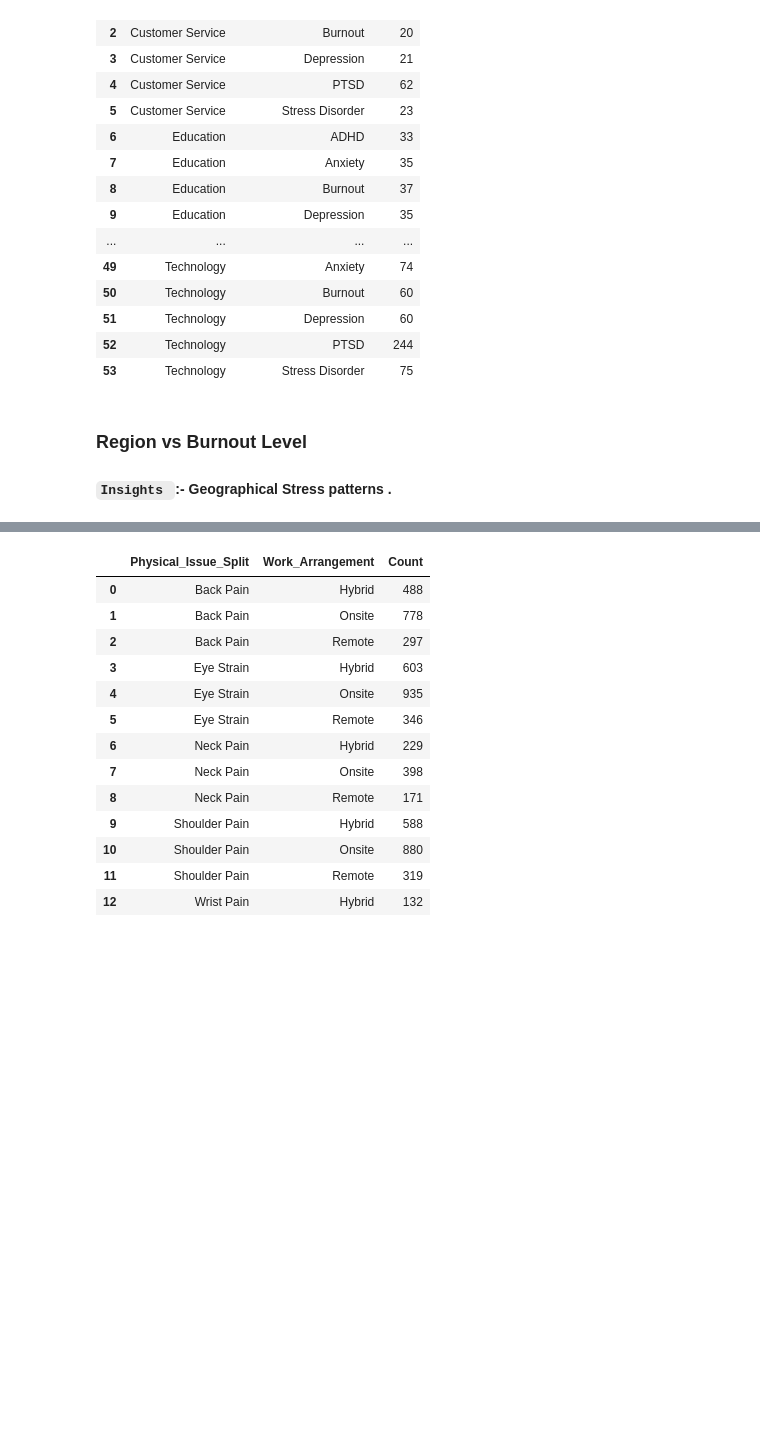
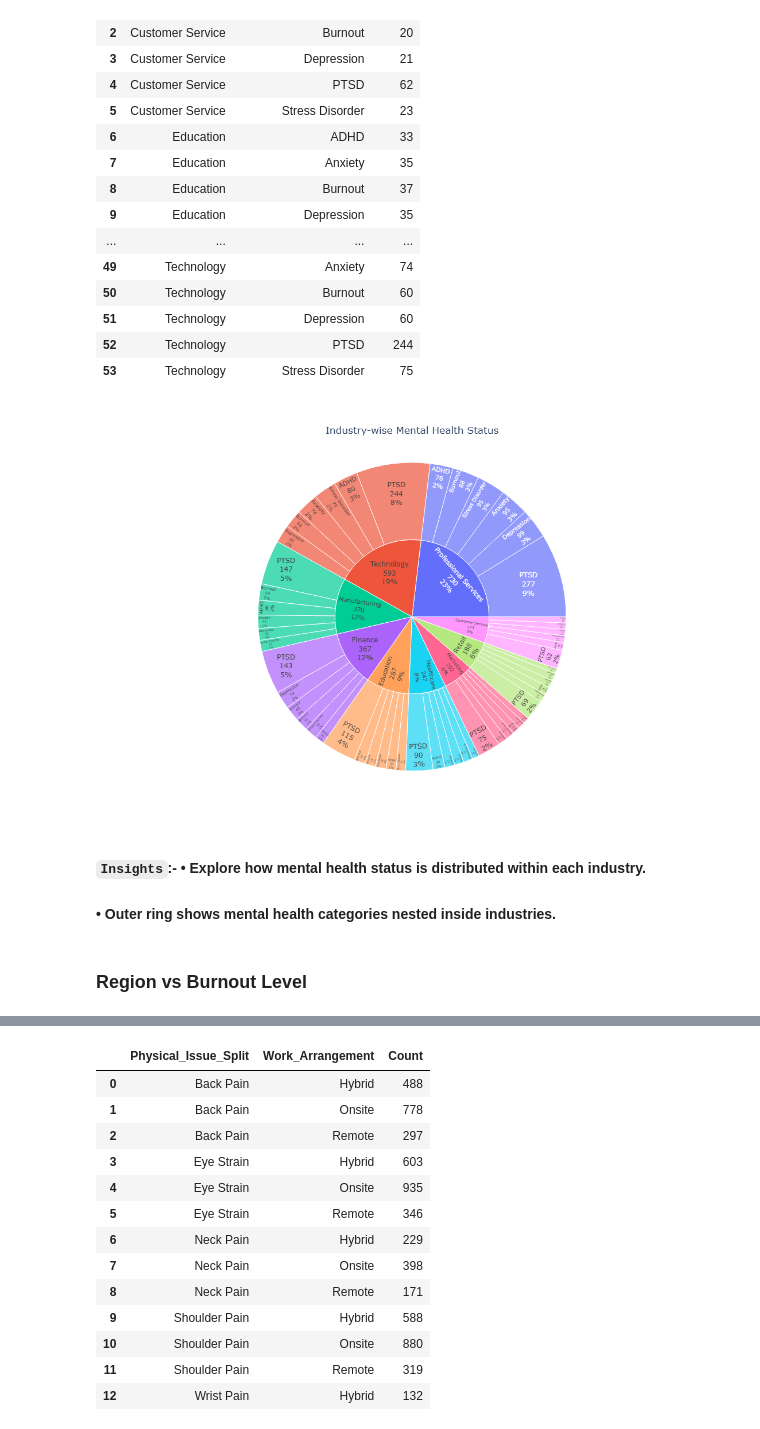
Before and after one commit to Sharn31/Remote-Work-Health-Impact-Survey-2025, a Jupyter notebook: remote_job_june_2025.ipynb, the cells around one changed output, grey strips where cells are left out. Cells and saved outputs as stored; diff of their text form; code cells hidden in the pictures; blank space fills up the shorter version.

```diff
--- a/remote_job_june_2025.ipynb
+++ b/remote_job_june_2025.ipynb
@@ -415,13 +419,17 @@ industry_mental_health
 # %%
 fig = px.sunburst(industry_mental_health,path=['Industry', 'Mental_Health_Status'],  values='Count',
     title=' Industry-wise Mental Health Status',
     width=1200,
-    height=900
+    height=700
 )
 
 fig.update_traces(textinfo='label+percent entry+value')
 fig.update_layout(title_x=0.5)
 fig.show()
+# %% [output]
+[figure, added]
-# %% [markdown]
-### Region vs Burnout Level
-#### `Insights `:- Geographical Stress patterns .
+# %% [markdown]
+#### `Insights`:- • Explore how mental health status is distributed within each industry.
+#### • Outer ring shows mental health categories nested inside industries.
+# %% [markdown]
+### Region vs Burnout Level
```
Also changed, not shown: parts of 33 cells of this notebook, 1 other file.
